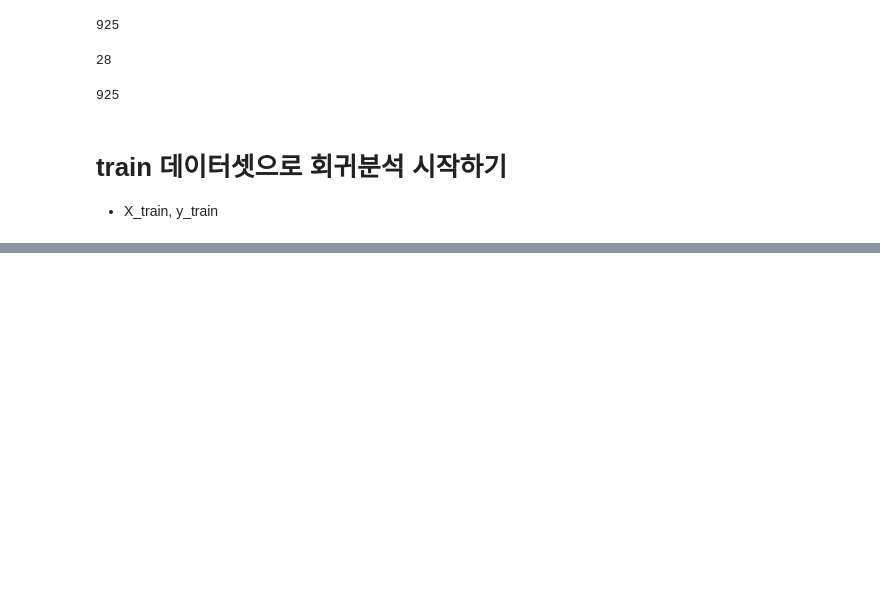
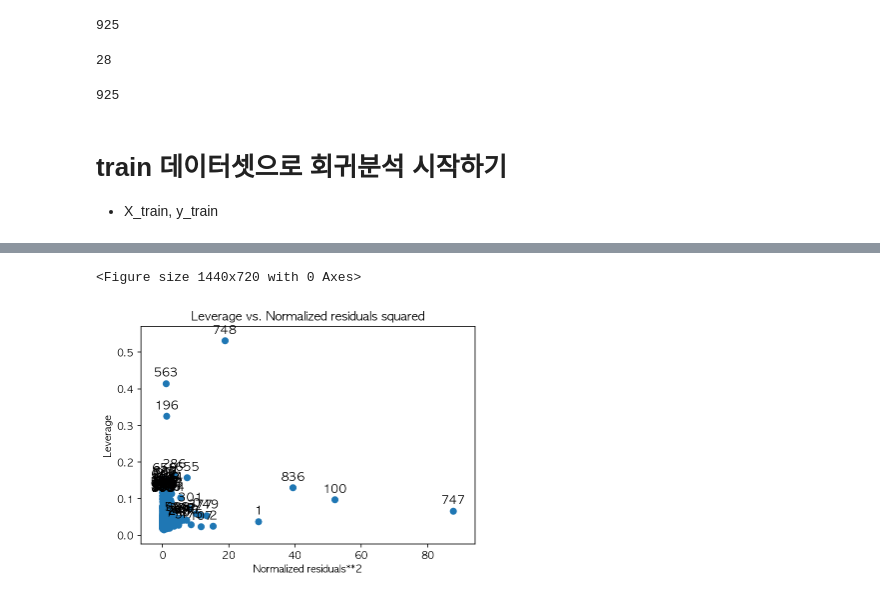
Before and after one commit to yeejun007/linear_regression_project, a Jupyter notebook: yeejun/OLS/OLS_test_03.ipynb, the cells around one changed output, grey strips where cells are left out. Drawn from its saved outputs; the diff is of its cells as text; code cells hidden in the pictures; blank space fills up the shorter version.

```diff
--- a/yeejun/OLS/OLS_test_03.ipynb
+++ b/yeejun/OLS/OLS_test_03.ipynb
@@ -171,0 +497,6 @@ sm.OLS.from_formula("aud_nationwide ~ distributor_group,", data=train_df)
+# %%
+sm.graphics.plot_leverage_resid2(result4)
+plt.show()
+# %% [output]
+<Figure size 1440x720 with 0 Axes>
+[figure, added]
```
Also changed, not shown: parts of 66 cells of this notebook, 1 other file.
